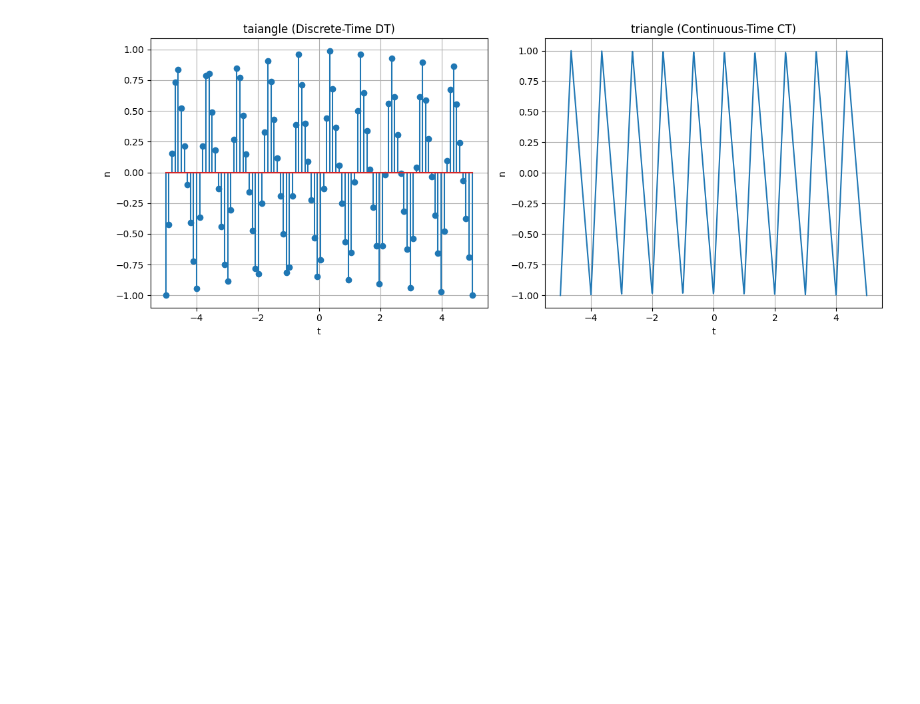
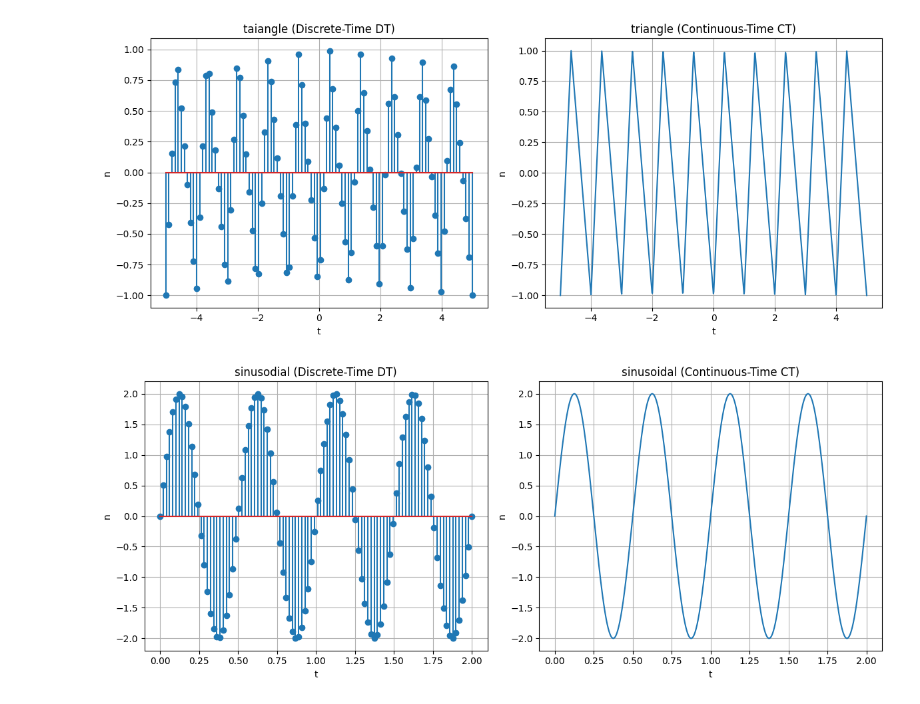
Before and after one commit to ananyachikkur-cs/signal-and-system-lab, a Jupyter notebook: content/05-scipy/scipy-basics.ipynb, the cells around one changed output. Drawn from its saved outputs; the diff is of its cells as text; code cells hidden in the pictures; blank space fills up the shorter version.

```diff
--- a/content/05-scipy/scipy-basics.ipynb
+++ b/content/05-scipy/scipy-basics.ipynb
@@ -141,3 +141,36 @@ plt.tight_layout()
 plt.show()
 # %% [output]
 [figure]
+# %%
+import numpy as np
+import matplotlib.pyplot as plt
+from scipy import signal as s
+
+t = np.linspace(0,2,1000)
+t1 = np.linspace(0,2,100)
+f = 2
+A = 2
+n = A*np.sin(2*np.pi*f*t)
+n1 = A*np.sin(2*np.pi*f*t1)
+plt.figure(figsize=(12, 5))
+
+# Discrete-Time sin signal
+plt.subplot(1, 2, 1)
+plt.stem(t1, n1)
+plt.title('sinusodial (Discrete-Time DT)')
+plt.xlabel('t')
+plt.ylabel('n')
+plt.grid(True)
+
+# Continuous-Time sin signal
+plt.subplot(1, 2, 2)
+plt.plot(t, n)
+plt.title('sinusoidal (Continuous-Time CT)')
+plt.xlabel('t')
+plt.ylabel('n')
+plt.grid(True)
+
+plt.tight_layout()
+plt.show()
+# %% [output]
+[figure, added]
```
